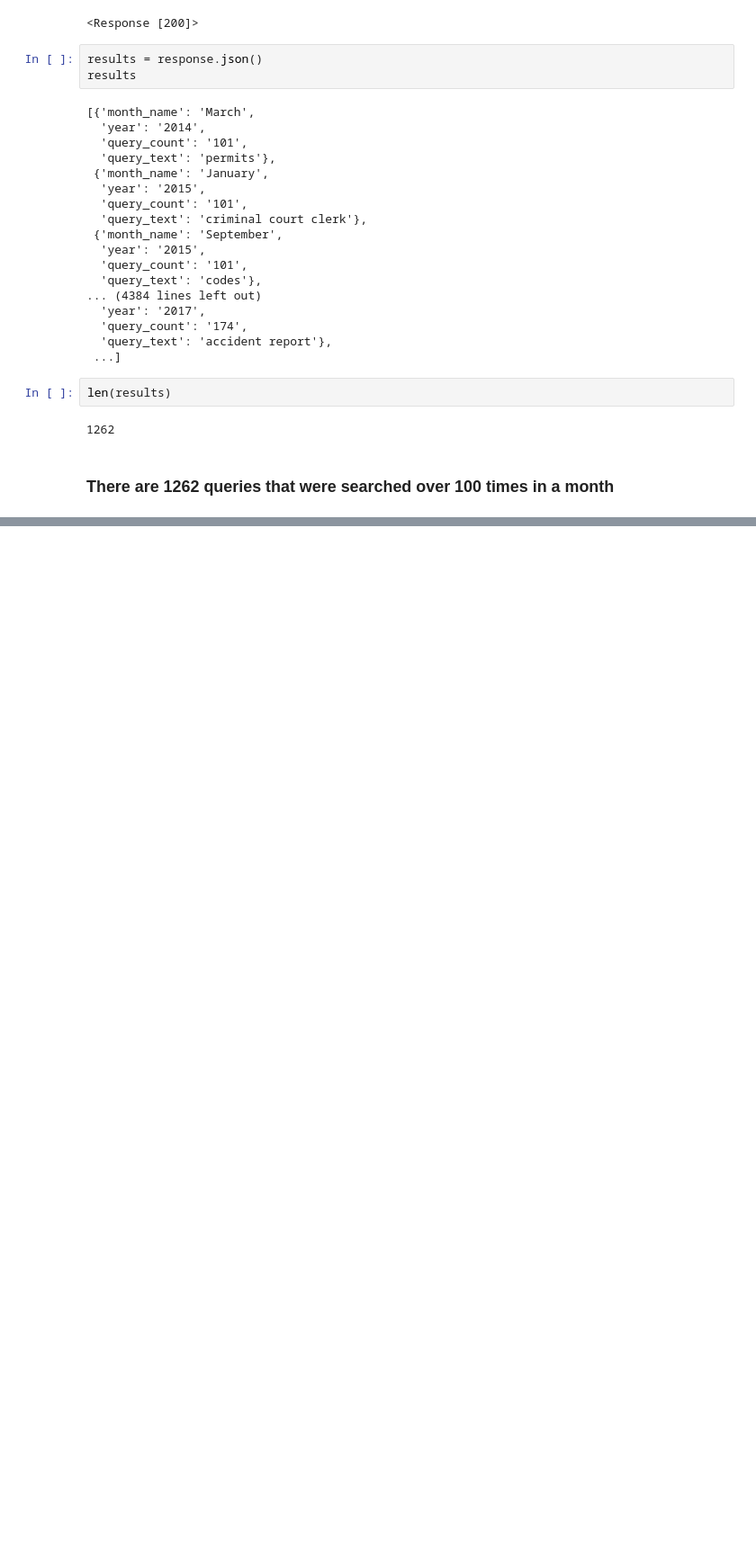
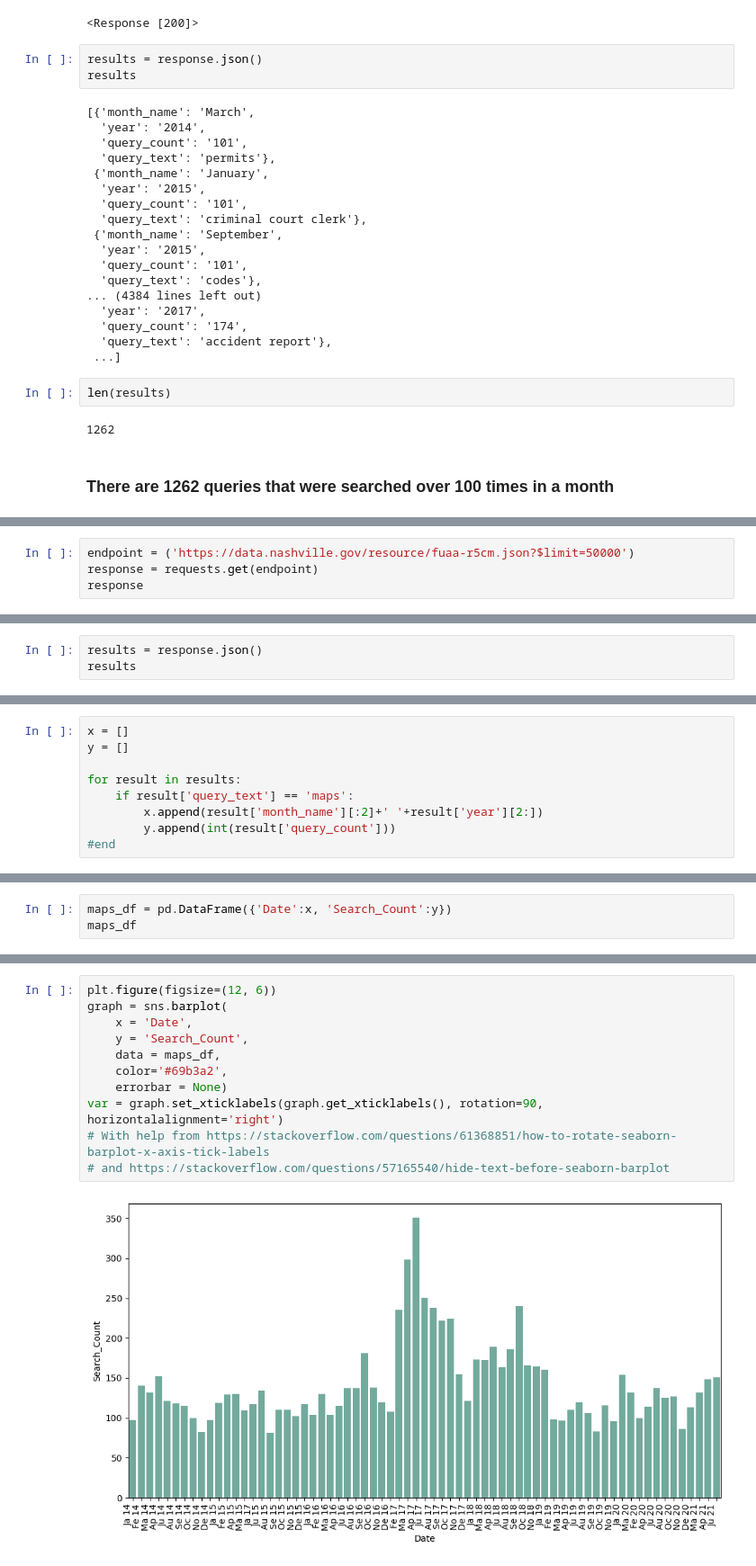
Before and after one commit to NSS-Full-Time-Data-Analytics-11/api-project-Joshua-Clugston, a Jupyter notebook: notebook/api_project.ipynb, the cells around one changed output, grey strips where cells are left out. Shown: that part at 90% size. Drawn from its saved outputs; the diff is of its cells as text; blank space fills up the shorter version.

```diff
--- a/notebook/api_project.ipynb
+++ b/notebook/api_project.ipynb
@@ -171,0 +210,4 @@ len(results)
+# %%
+endpoint = ('https://data.nashville.gov/resource/fuaa-r5cm.json?$limit=50000')
+response = requests.get(endpoint)
+response
@@ -171,0 +216,3 @@ len(results)
+# %%
+results = response.json()
+results
@@ -171,0 +241,9 @@ len(results)
+# %%
+x = []
+y = []
+
+for result in results:
+    if result['query_text'] == 'maps':
+        x.append(result['month_name'][:2]+' '+result['year'][2:])
+        y.append(int(result['query_count']))
+#end
@@ -171,0 +294,3 @@ len(results)
+# %%
+maps_df = pd.DataFrame({'Date':x, 'Search_Count':y})
+maps_df
@@ -171,0 +311,13 @@ len(results)
+# %%
+plt.figure(figsize=(12, 6))
+graph = sns.barplot(
+    x = 'Date',
+    y = 'Search_Count',
+    data = maps_df,
+    color='#69b3a2',
+    errorbar = None)
+var = graph.set_xticklabels(graph.get_xticklabels(), rotation=90, horizontalalignment='right')
+# With help from https://stackoverflow.com/questions/61368851/how-to-rotate-seaborn-barplot-x-axis-tick-labels
+# and https://stackoverflow.com/questions/57165540/hide-text-before-seaborn-barplot
+# %% [output]
+[figure, added]
```
Also changed, not shown: parts of 14 cells of this notebook, 1 other file.
